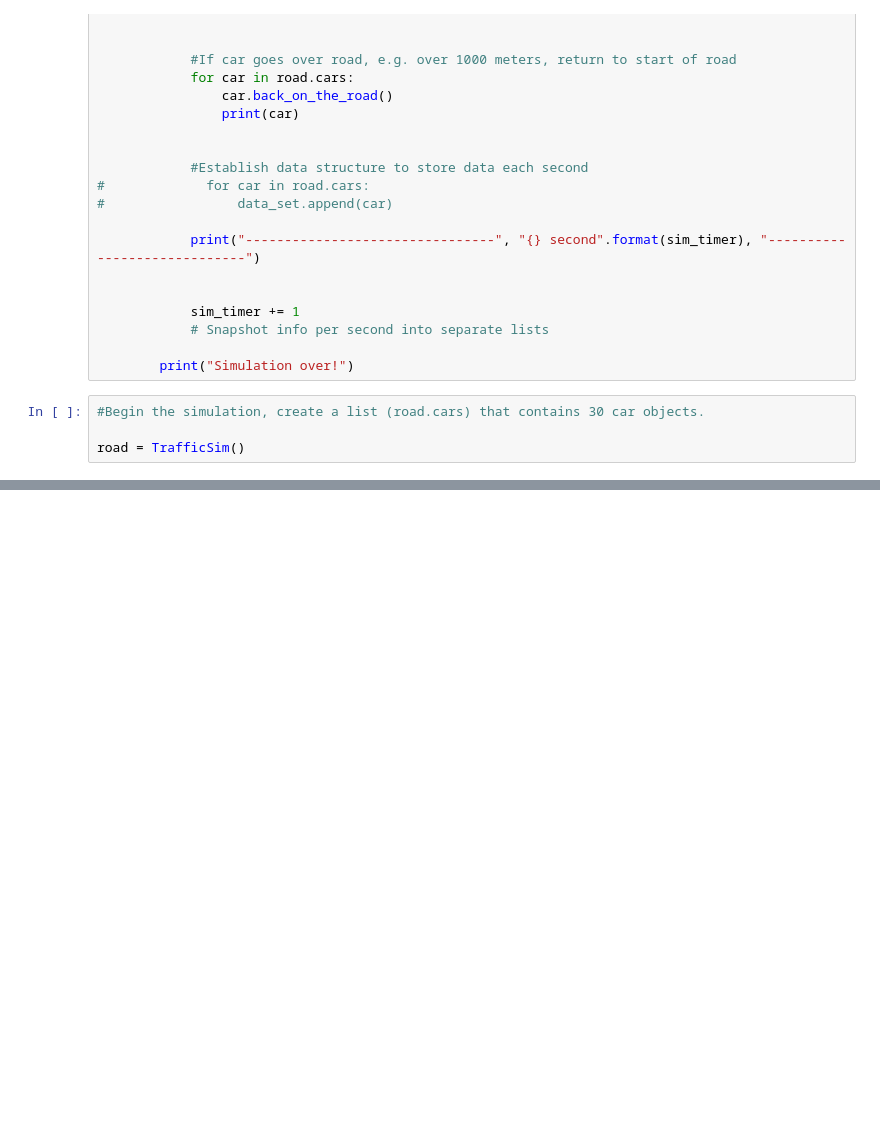
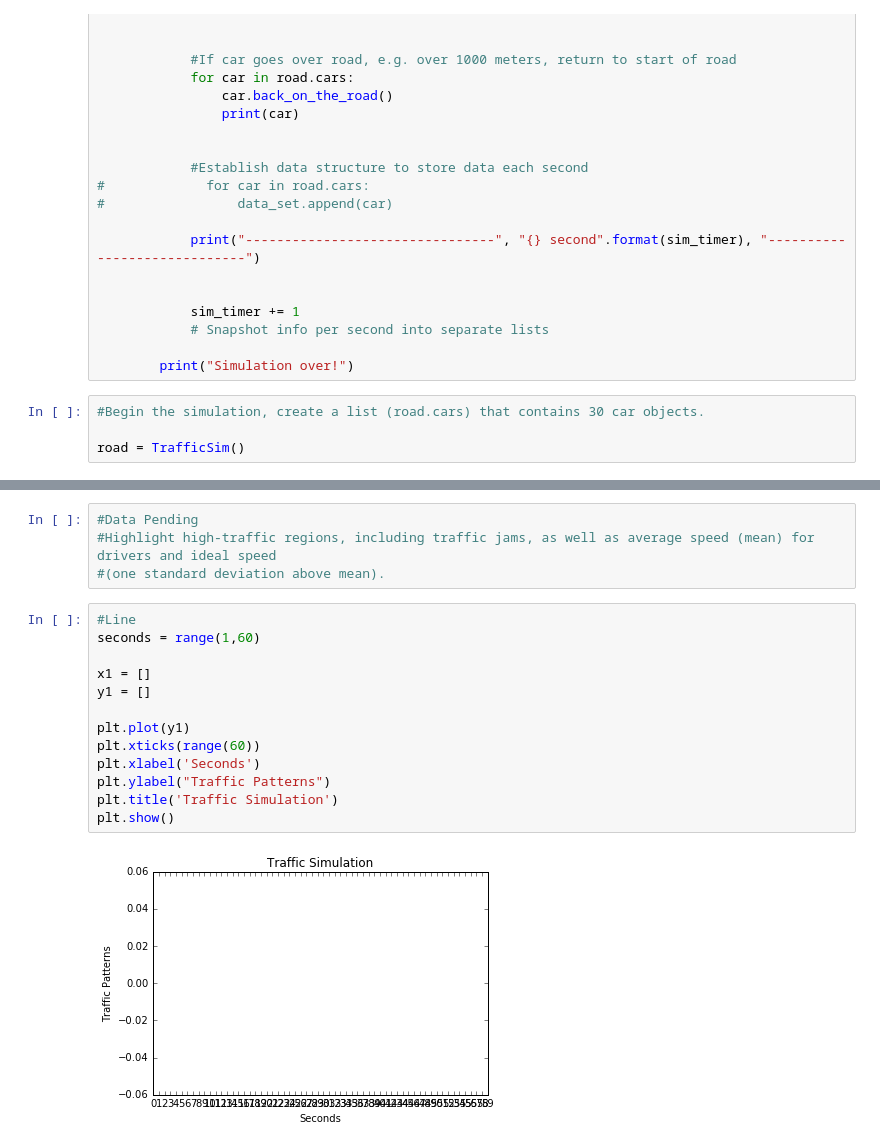
Before and after one commit to RyanOakes/traffic-simulation, a Jupyter notebook: traffic-simulation.ipynb, the cells around one changed output, grey strips where cells are left out. Cells and saved outputs as stored; diff of their text form; blank space fills up the shorter version.

```diff
--- a/traffic-simulation.ipynb
+++ b/traffic-simulation.ipynb
@@ -182,2 +182,21 @@ Car #29, Position: 613, Speed: 34 km/s, Car In Front: 518, Distance: -95
 -------------------------------- 60 second -----------------------------
 Simulation over!
+# %%
+#Data Pending
+#Highlight high-traffic regions, including traffic jams, as well as average speed (mean) for drivers and ideal speed
+#(one standard deviation above mean).
+# %%
+#Line
+seconds = range(1,60)
+
+x1 = []
+y1 = []
+
+plt.plot(y1)
+plt.xticks(range(60))
+plt.xlabel('Seconds')
+plt.ylabel("Traffic Patterns")
+plt.title('Traffic Simulation')
+plt.show()
+# %% [output]
+[figure, added]
```
Also changed, not shown: parts of 2 cells of this notebook, 1 other file.
